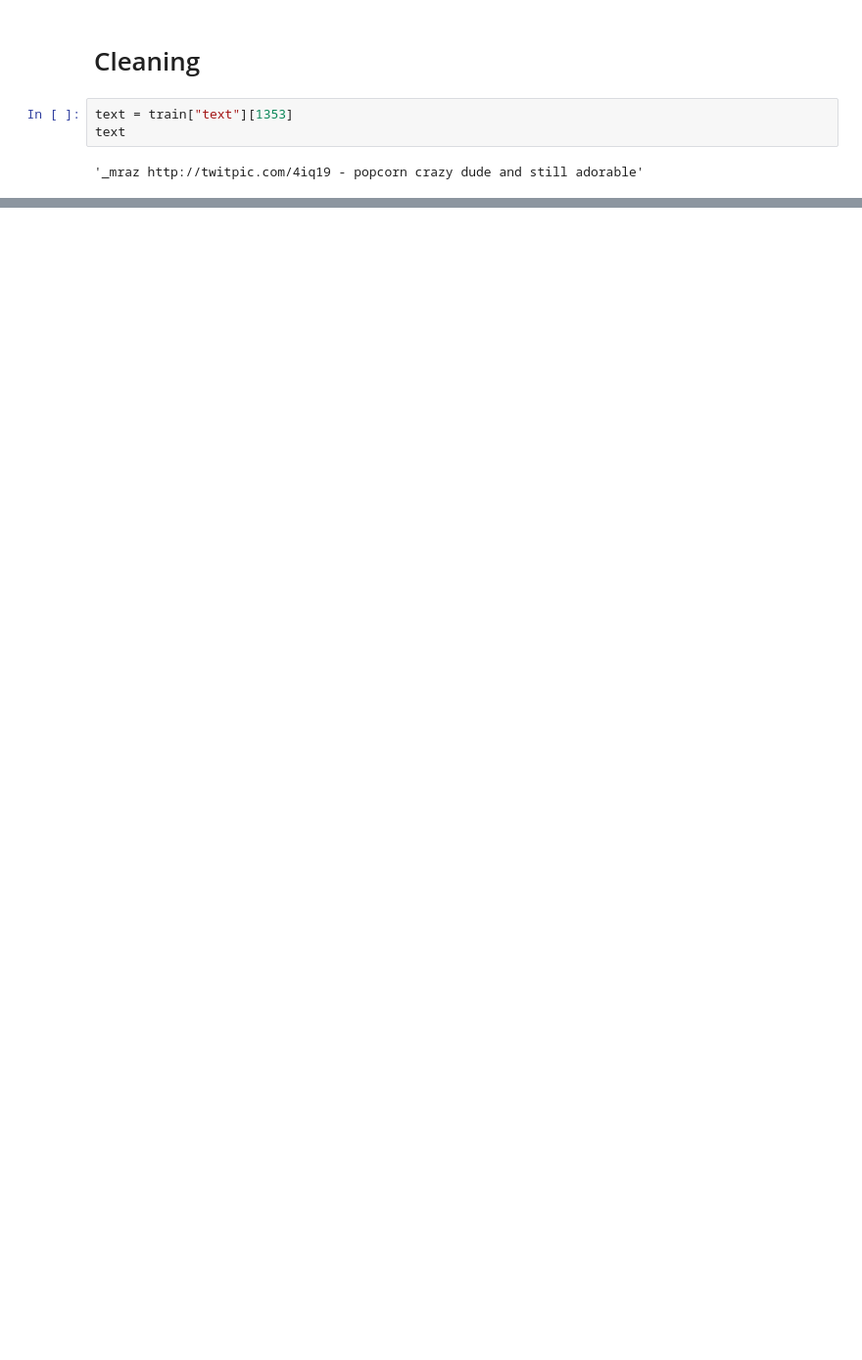
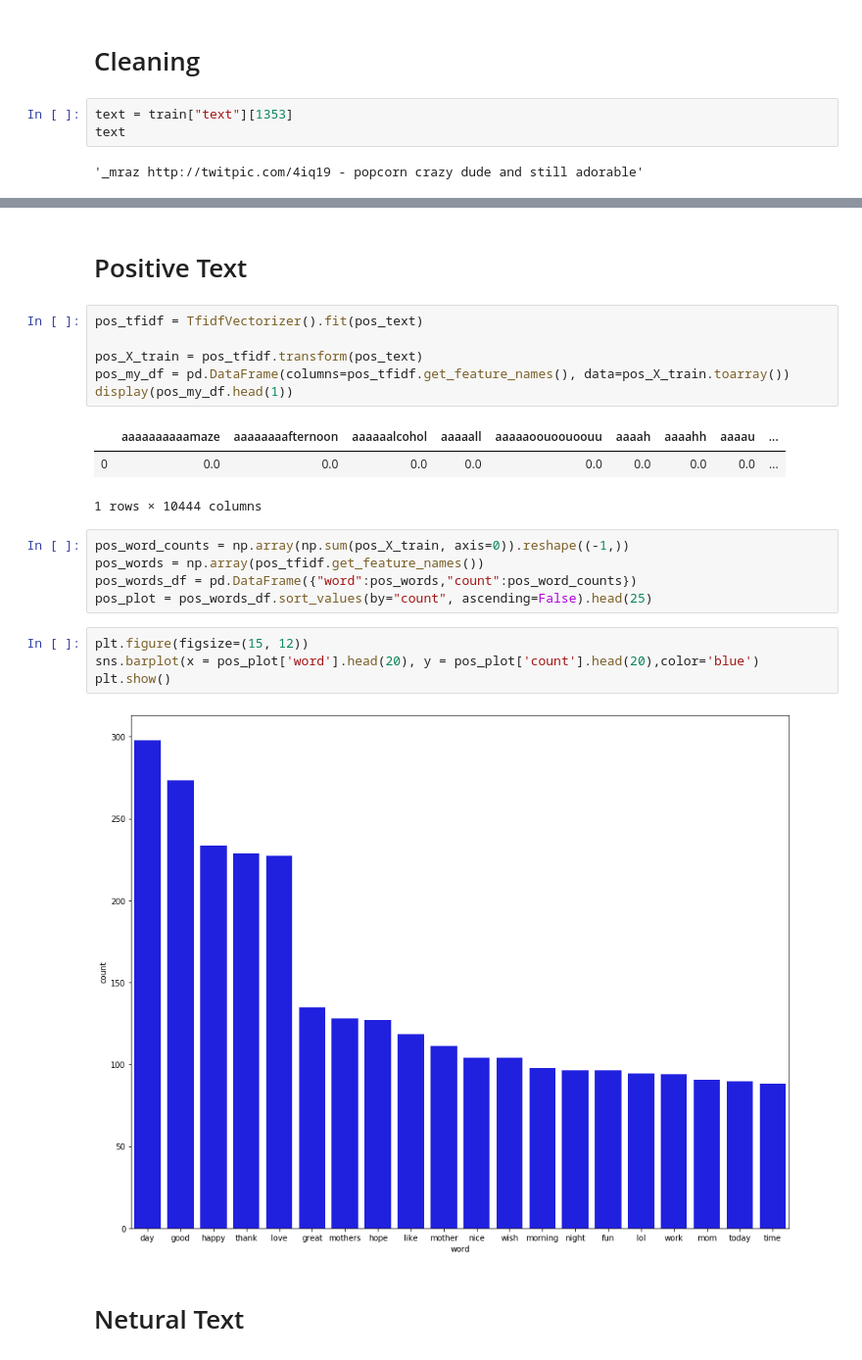
Before and after one commit to FreedomVAce/Tweet_Sentiment_Extraction, a Jupyter notebook: tweet_sentiment_extraction.ipynb, the cells around one changed output, grey strips where cells are left out. Shown at 98% size. Cells and saved outputs as stored; diff of their text form; blank space fills up the shorter version.

```diff
--- a/tweet_sentiment_extraction.ipynb
+++ b/tweet_sentiment_extraction.ipynb
@@ -311,0 +192,25 @@ train[['text','text_new']]
+# %% [markdown]
+# Positive Text
+# %%
+pos_tfidf = TfidfVectorizer().fit(pos_text)
+
+pos_X_train = pos_tfidf.transform(pos_text)
+pos_my_df = pd.DataFrame(columns=pos_tfidf.get_feature_names(), data=pos_X_train.toarray())
+display(pos_my_df.head(1))
+# %% [output]
+|  | aaaaaaaaaamaze | aaaaaaaafternoon | aaaaaalcohol | aaaaall | aaaaaoouoouoouu | aaaah | aaaahh | aaaau | ... |
+| 0 | 0.0 | 0.0 | 0.0 | 0.0 | 0.0 | 0.0 | 0.0 | 0.0 | ... |
+1 rows × 10444 columns
+# %%
+pos_word_counts = np.array(np.sum(pos_X_train, axis=0)).reshape((-1,))
+pos_words = np.array(pos_tfidf.get_feature_names())
+pos_words_df = pd.DataFrame({"word":pos_words,"count":pos_word_counts})
+pos_plot = pos_words_df.sort_values(by="count", ascending=False).head(25)
+# %%
+plt.figure(figsize=(15, 12))
+sns.barplot(x = pos_plot['word'].head(20), y = pos_plot['count'].head(20),color='blue')
+plt.show()
+# %% [output]
+[figure, added]
+# %% [markdown]
+# Netural Text
```
Also changed, not shown: parts of 31 cells of this notebook.
